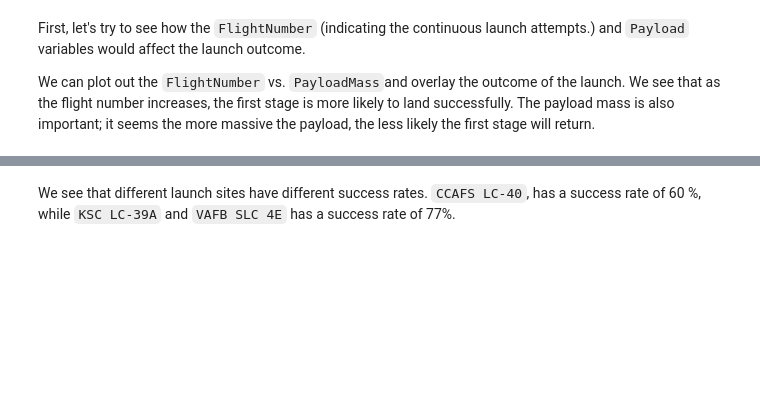
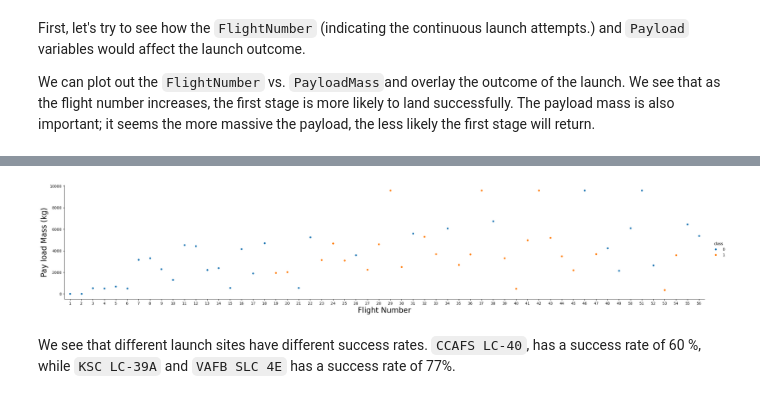
Before and after one commit to Emilllllllj/SpaceX-Project, a Jupyter notebook: jupyter-labs-eda-dataviz.ipynb.jupyterlite.ipynb, the cells around one changed output, grey strips where cells are left out. Cells and saved outputs as stored; diff of their text form; code cells hidden in the pictures; blank space fills up the shorter version.

```diff
--- a/jupyter-labs-eda-dataviz.ipynb.jupyterlite.ipynb
+++ b/jupyter-labs-eda-dataviz.ipynb.jupyterlite.ipynb
@@ -69,8 +146,10 @@ We can plot out the <code>FlightNumber</code> vs. <code>PayloadMass</code>and ov
 # %%
-sns.catplot(y="PayloadMass", x="FlightNumber", hue="Class", data=df, aspect = 5)
+sns.catplot(y="Payload Mass (kg)", x="Flight Number", hue="class", data=df, aspect = 5)
 plt.xlabel("Flight Number",fontsize=20)
 plt.ylabel("Pay load Mass (kg)",fontsize=20)
 plt.show()
+# %% [output]
+[figure, added]
 # %% [markdown]
 We see that different launch sites have different success rates.  <code>CCAFS LC-40</code>, has a success rate of 60 %, while  <code>KSC LC-39A</code> and <code>VAFB SLC 4E</code> has a success rate of 77%.
 # %% [markdown]
```
Also changed, not shown: parts of 23 cells of this notebook.
